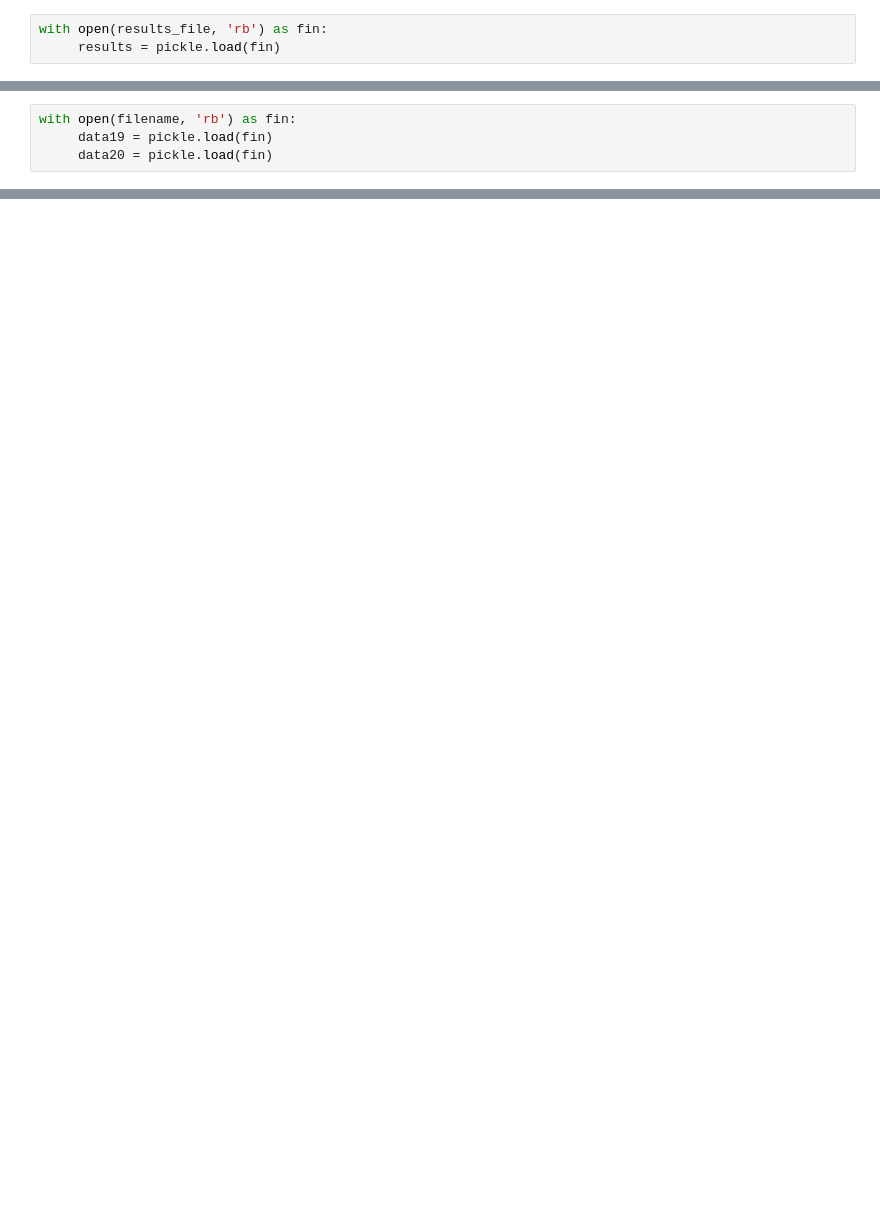
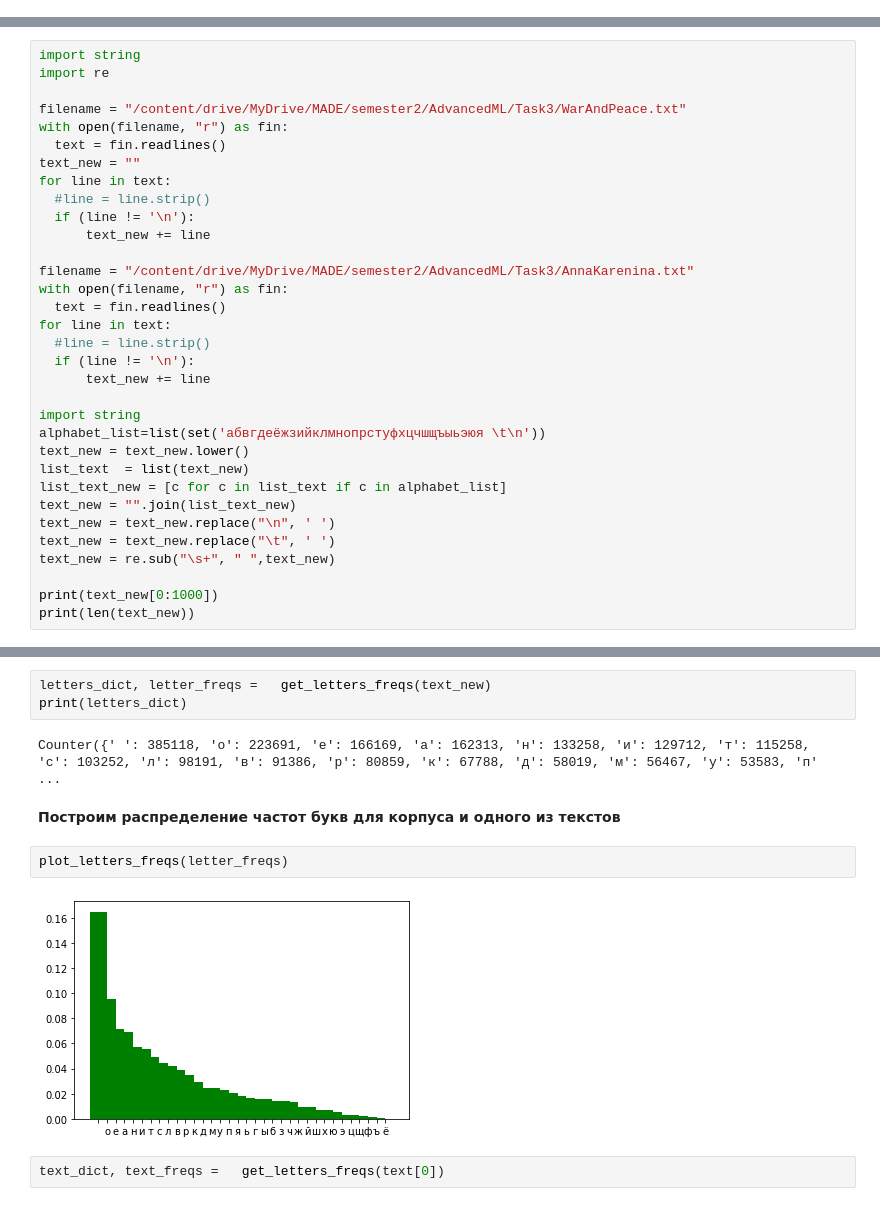
Before and after one commit to mykolesiko/Advanced_ML, a Jupyter notebook: task3.ipynb, the cells around one changed output, grey strips where cells are left out. Cells and saved outputs as stored; diff of their text form; blank space fills up the shorter version.

Commit message:
third task

```diff
--- a/task3.ipynb
+++ b/task3.ipynb
@@ -36,3 +0,0 @@ filename = '/content/drive/MyDrive/MADE/semester2/AdvancedML/Task2/datachgk'
-# %%
-with open(results_file, 'rb') as fin:
-     results = pickle.load(fin)
@@ -62,4 +0,0 @@ with open(filename,'wb') as f:
-# %%
-with open(filename, 'rb') as fin:
-     data19 = pickle.load(fin)
-     data20 = pickle.load(fin)
@@ -1111,0 +21,33 @@ estimate_range_of_players(model_new, 0)
+# %%
+import string
+import re
+
+filename = "/content/drive/MyDrive/MADE/semester2/AdvancedML/Task3/WarAndPeace.txt"
+with open(filename, "r") as fin:
+  text = fin.readlines()
+text_new = ""
+for line in text:
+  #line = line.strip()
+  if (line != '\n'):
+      text_new += line
+
+filename = "/content/drive/MyDrive/MADE/semester2/AdvancedML/Task3/AnnaKarenina.txt"
+with open(filename, "r") as fin:
+  text = fin.readlines()
+for line in text:
+  #line = line.strip()
+  if (line != '\n'):
+      text_new += line
+
+import string
+alphabet_list=list(set('абвгдеёжзийклмнопрстуфхцчшщъыьэюя \t\n'))
+text_new = text_new.lower()
+list_text  = list(text_new)
+list_text_new = [c for c in list_text if c in alphabet_list]
+text_new = "".join(list_text_new)
+text_new = text_new.replace("\n", ' ')
+text_new = text_new.replace("\t", ' ')
+text_new = re.sub("\s+", " ",text_new)
+
+print(text_new[0:1000])
+print(len(text_new))
@@ -1111,0 +68,13 @@ estimate_range_of_players(model_new, 0)
+# %%
+letters_dict, letter_freqs =   get_letters_freqs(text_new)
+print(letters_dict)
+# %% [output]
+Counter({' ': 385118, 'о': 223691, 'е': 166169, 'а': 162313, 'н': 133258, 'и': 129712, 'т': 115258, 'с': 103252, 'л': 98191, 'в': 91386, 'р': 80859, 'к': 67788, 'д': 58019, 'м': 56467, 'у': 53583, 'п' ...
+# %% [markdown]
+**Построим распределение частот букв для корпуса и одного из текстов**
+# %%
+plot_letters_freqs(letter_freqs)
+# %% [output]
+[figure, added]
+# %%
+text_dict, text_freqs =   get_letters_freqs(text[0])
```
Also changed, not shown: parts of 130 cells of this notebook, 2 other files.
